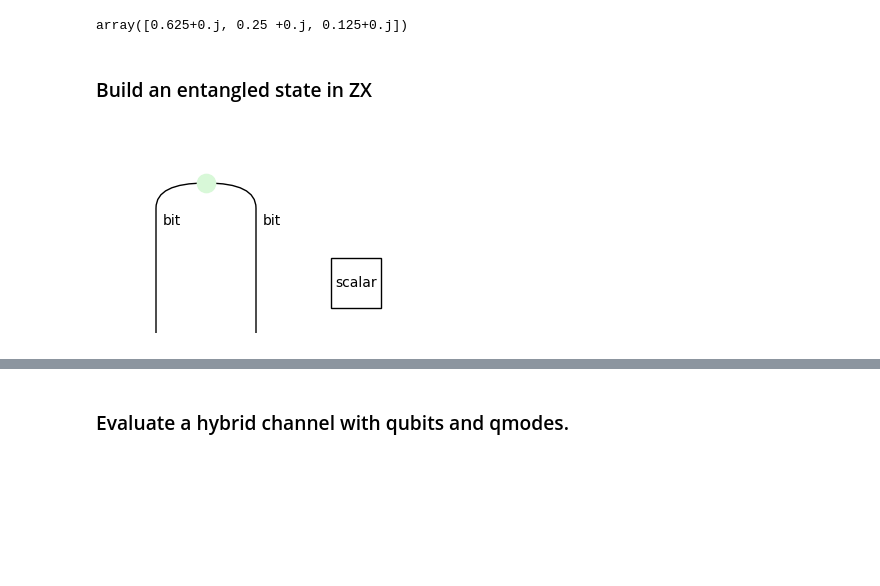
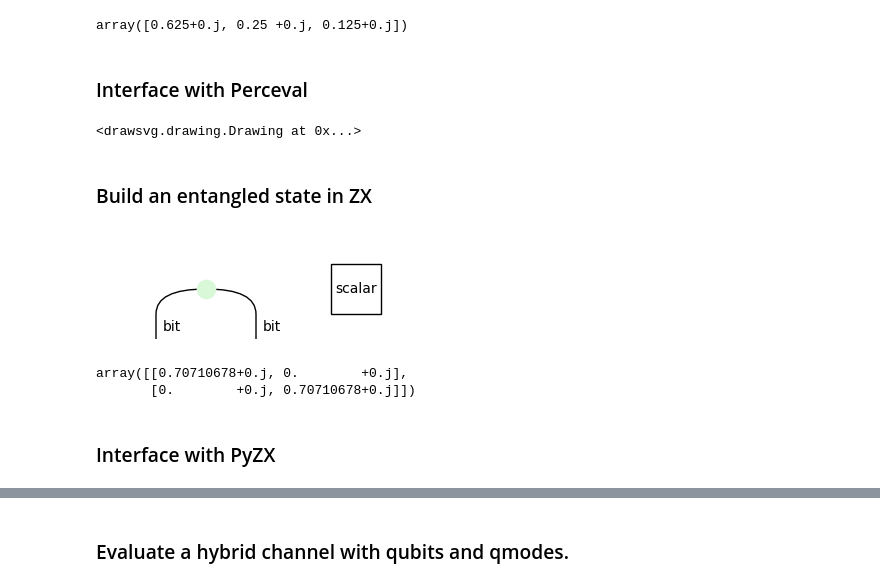
Before and after one commit to quantinuum-dev/optyx, a Jupyter notebook: docs/notebooks/readme.ipynb, the cells around one changed output, grey strips where cells are left out. Drawn from its saved outputs; the diff is of its cells as text; code cells hidden in the pictures; blank space fills up the shorter version.

Commit message:
add interfaces

```diff
--- a/docs/notebooks/readme.ipynb
+++ b/docs/notebooks/readme.ipynb
@@ -50,3 +43,14 @@ distribution =  Channel('product state', state) >> channel
 distribution.double().to_zw().to_tensor(max_dim=3).eval().array.round(3)
 # %% [output]
 array([0.625+0.j, 0.25 +0.j, 0.125+0.j])
+# %% [markdown]
+### Interface with Perceval
+# %%
+import perceval as pcvl
+
+perceval_circuit = (state >> circuit).to_path()._umatrix_to_perceval_circuit()
+perceval_distribution = (state >> circuit).to_path().prob_with_perceval().array
+
+pcvl.pdisplay(perceval_circuit)
+# %% [output]
+<drawsvg.drawing.Drawing at 0x...>
@@ -55,9 +65,14 @@ array([0.625+0.j, 0.25 +0.j, 0.125+0.j])
 # %%
 from optyx import zx, optyx
 import numpy as np
 from discopy.drawing import Equation
 
 qubit_state = zx.Z(0, 2) @ zx.Scalar(1/np.sqrt(2))
-qubit_state.draw()
+qubit_state.foliation().draw()
+qubit_state.to_tensor().eval().array
 # %% [output]
-[figure, old version]
+[figure, new version]
+array([[0.70710678+0.j, 0.        +0.j],
+       [0.        +0.j, 0.70710678+0.j]])
+# %% [markdown]
+### Interface with PyZX
```
Also changed, not shown: parts of 9 cells of this notebook.
